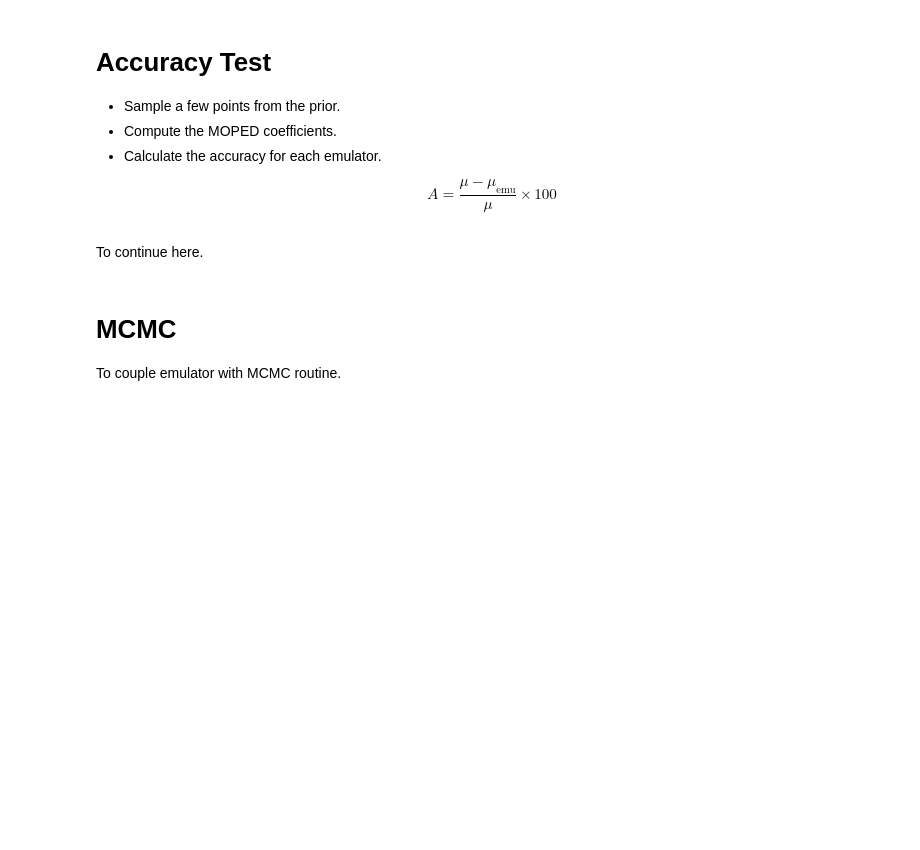
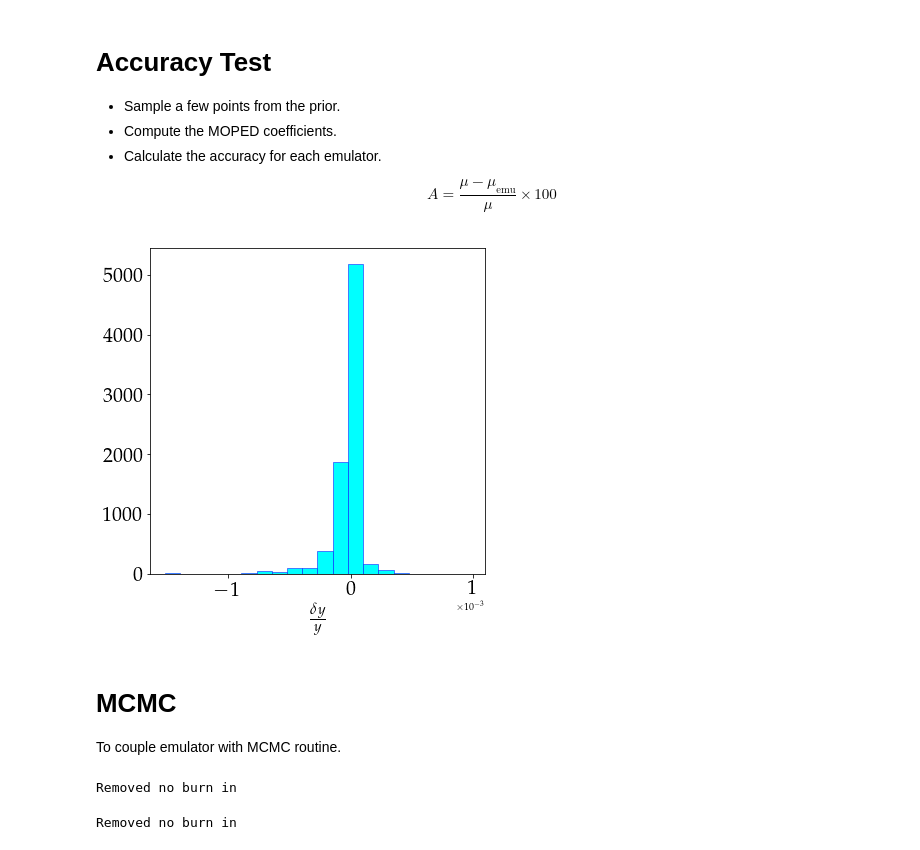
Before and after one commit to Harry45/COMGAP, a Jupyter notebook: playground-robert.ipynb, the cells around one changed output. Cells and saved outputs as stored; diff of their text form; code cells hidden in the pictures; blank space fills up the shorter version.

```diff
--- a/playground-robert.ipynb
+++ b/playground-robert.ipynb
@@ -104,11 +112,36 @@ ntest = 100
 # %%
-samples_om = module.dist['p0'].rsample(torch.Size([ntest])).numpy().reshape(ntest, 1)
-samples_w0 = module.dist['p1'].rsample(torch.Size([ntest])).numpy().reshape(ntest, 1)
-samples_nuisance = module.dist['p_nuisance'].rsample(torch.Size([ntest])).numpy().reshape(ntest, 4)
+samples_om = priors['p0'].rsample(torch.Size([ntest])).numpy().reshape(ntest, 1)
+samples_w0 = priors['p1'].rsample(torch.Size([ntest])).numpy().reshape(ntest, 1)
+samples_nuisance = priors['p_nuisance'].rsample(torch.Size([ntest])).numpy().reshape(ntest, 4)
 # %%
 testpoints = np.concatenate([samples_om, samples_w0, samples_nuisance], axis = 1)
-# %% [markdown]
-To continue here.
+# %%
+# calculate the theory first
+record_theory = []
+record_gp_theory = []
+for i in range(ntest):
+    param = torch.from_numpy(testpoints[i])
+    theory_test = model.theory_only(param)
+    record_theory.append(comp.compute_coefficients(theory_test).numpy())
+
+    theory_gp = torch.cat([gp_moped[f'gp_{i+1}'].mean_prediction(param).data for i in range(6)])
+    record_gp_theory.append(theory_gp.numpy())
+# %%
+record_theory = np.asarray(record_theory)
+record_gp_theory = np.asarray(record_gp_theory)
+# %%
+delta = record_theory - record_gp_theory
+accuracy = delta / record_theory
+# %%
+plt.figure(figsize=(6,6))
+plt.hist(accuracy[:,0], density=True, bins = 20, color = 'cyan', edgecolor='blue', linewidth=0.5)
+plt.ticklabel_format(axis='both', style='sci', scilimits=(0,4))
+plt.xlabel(r'$\frac{\delta y}{y}$', fontsize = fontSize)
+plt.tick_params(axis='x', labelsize=fontSize)
+plt.tick_params(axis='y', labelsize=fontSize)
+plt.show()
+# %% [output]
+[figure, added]
 # %% [markdown]
 # MCMC
 
@@ -115,0 +221,19 @@ To couple emulator with MCMC routine.
+# %%
+burnin  = 100
+ndim     = 6
+names    = ["x%s"%i for i in range(ndim)]
+labels   =  [r'$\Omega_{m}$', r'$w_{0}$', r'$M_{B}$', r'$\delta M$', r'$\alpha$', r'$\beta$']
+
+samples_1 = sampler_1.chain[:, burnin:, :].reshape((-1, ndim))
+cut_samps = samples_1[samples_1[:,0]>=0.0,:]
+samples1= MCSamples(samples=cut_samps, names = names, labels = labels,
+                    ranges=RANGES, settings=settings, label='MCMC 1')
+# %% [output]
+Removed no burn in
+# %%
+samples_2 = sampler_2.chain[:, burnin:, :].reshape((-1, ndim))
+cut_samps = samples_2[samples_2[:,0]>=0.0,:]
+samples2= MCSamples(samples=cut_samps, names = names, labels = labels,
+                    ranges=RANGES, settings=settings, label='MCMC 2')
+# %% [output]
+Removed no burn in
```
Also changed, not shown: parts of 17 cells of this notebook, 1 other file.
